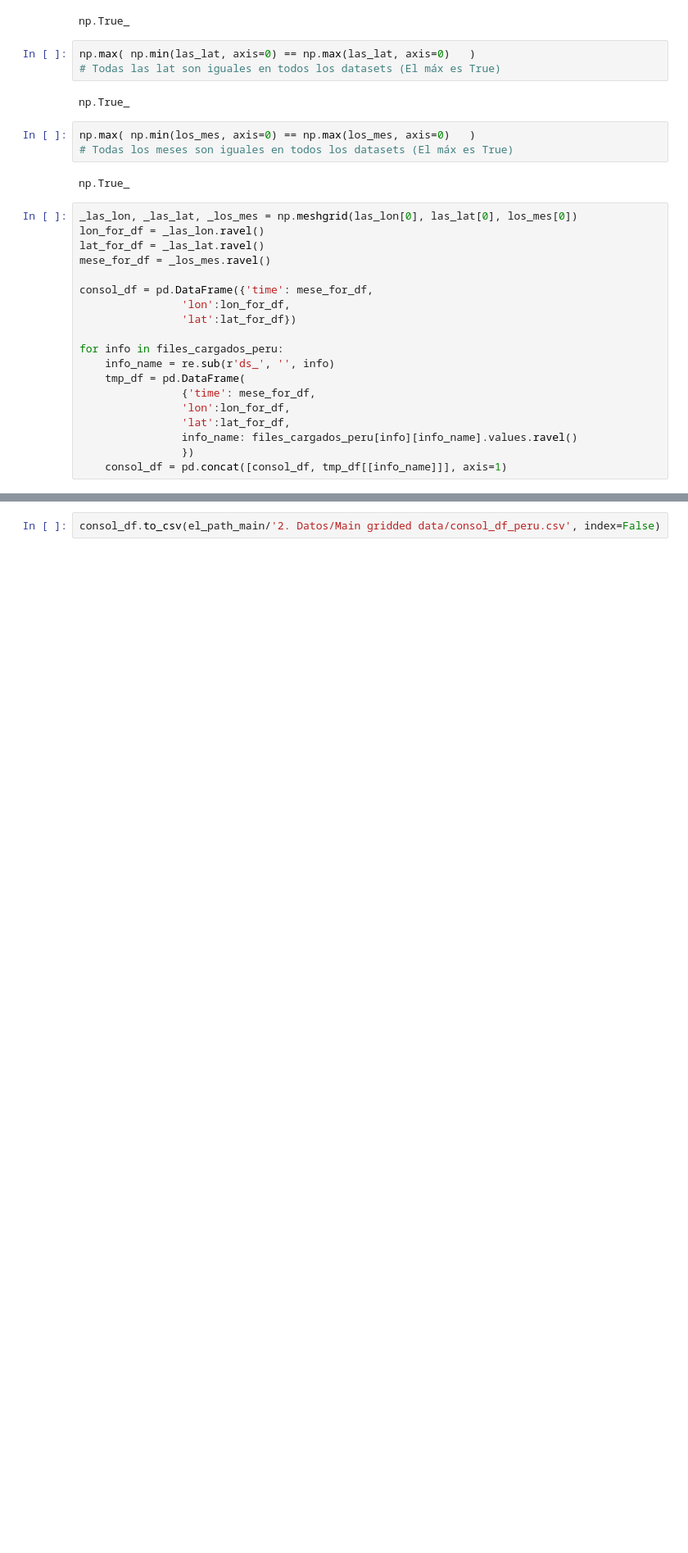
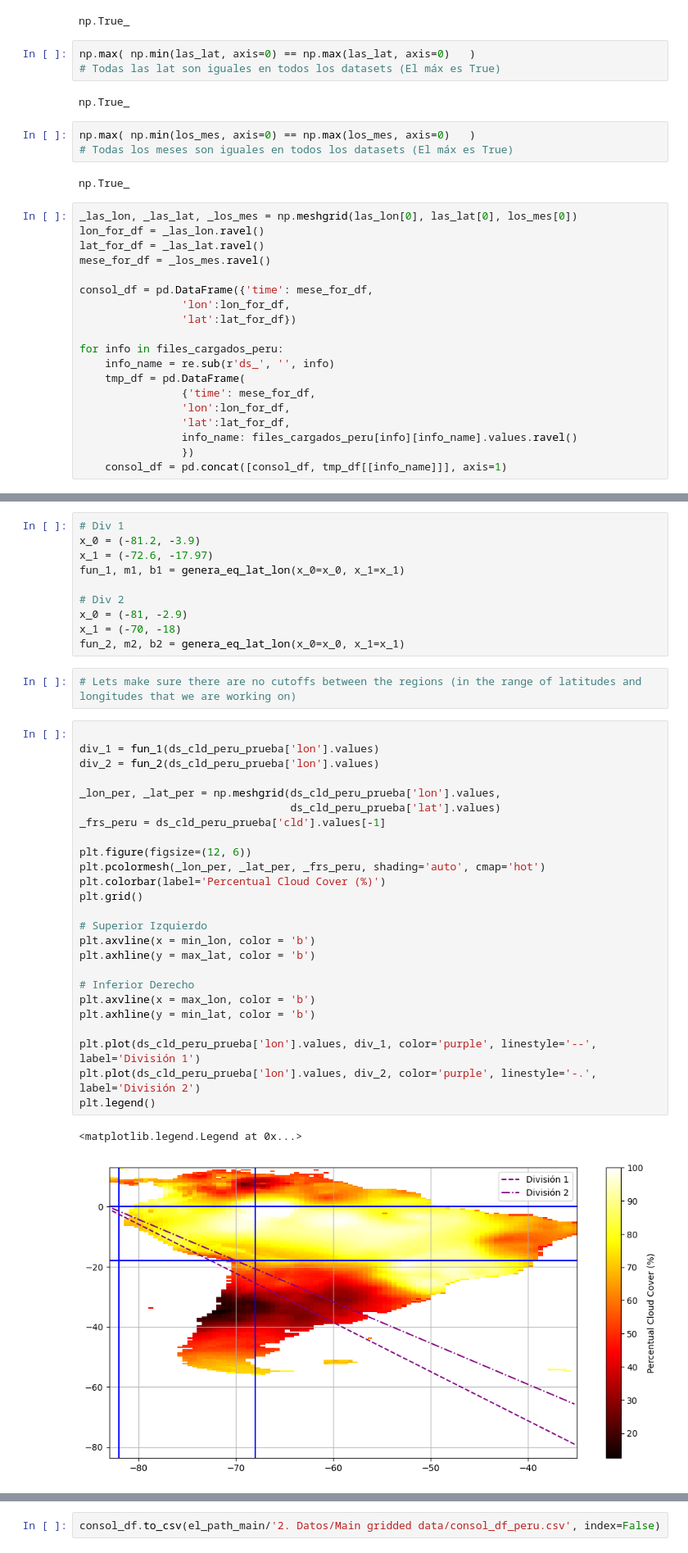
Before and after one commit to gabodabo-uno/DLA2501---Deep-Learning-Avanzado, a Jupyter notebook: Flood forecasting/3. Programas/02_Save_Gridded_TimeSeries.ipynb, the cells around one changed output, grey strips where cells are left out. Shown at 82% size. Saved outputs shown, nothing was run; the diff lists cells and outputs as text; blank space fills up the shorter version.

```diff
--- a/Flood forecasting/3. Programas/02_Save_Gridded_TimeSeries.ipynb
+++ b/Flood forecasting/3. Programas/02_Save_Gridded_TimeSeries.ipynb
@@ -286,0 +432,40 @@ consol_df.sample(10)
+# %%
+# Div 1
+x_0 = (-81.2, -3.9)
+x_1 = (-72.6, -17.97)
+fun_1, m1, b1 = genera_eq_lat_lon(x_0=x_0, x_1=x_1)
+
+# Div 2
+x_0 = (-81, -2.9)
+x_1 = (-70, -18)
+fun_2, m2, b2 = genera_eq_lat_lon(x_0=x_0, x_1=x_1)
+# %%
+# Lets make sure there are no cutoffs between the regions (in the range of latitudes and longitudes that we are working on)
+# %%
+
+div_1 = fun_1(ds_cld_peru_prueba['lon'].values)
+div_2 = fun_2(ds_cld_peru_prueba['lon'].values)
+
+_lon_per, _lat_per = np.meshgrid(ds_cld_peru_prueba['lon'].values,
+                                 ds_cld_peru_prueba['lat'].values)
+_frs_peru = ds_cld_peru_prueba['cld'].values[-1]
+
+plt.figure(figsize=(12, 6))
+plt.pcolormesh(_lon_per, _lat_per, _frs_peru, shading='auto', cmap='hot')
+plt.colorbar(label='Percentual Cloud Cover (%)')
+plt.grid()
+
+# Superior Izquierdo
+plt.axvline(x = min_lon, color = 'b')
+plt.axhline(y = max_lat, color = 'b')
+
+# Inferior Derecho
+plt.axvline(x = max_lon, color = 'b')
+plt.axhline(y = min_lat, color = 'b')
+
+plt.plot(ds_cld_peru_prueba['lon'].values, div_1, color='purple', linestyle='--',  label='División 1')
+plt.plot(ds_cld_peru_prueba['lon'].values, div_2, color='purple', linestyle='-.', label='División 2')
+plt.legend()
+# %% [output]
+<matplotlib.legend.Legend at 0x...>
+[figure, added]
```
Also changed, not shown: parts of 56 cells of this notebook, 1 other file.
